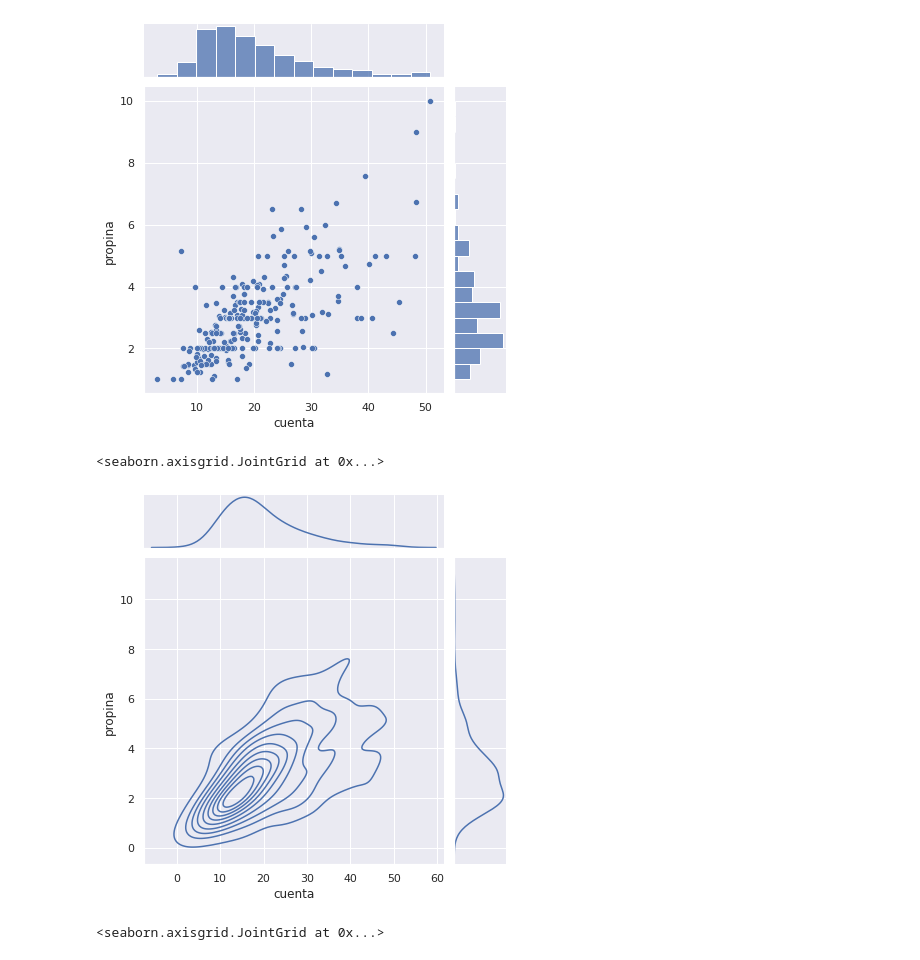
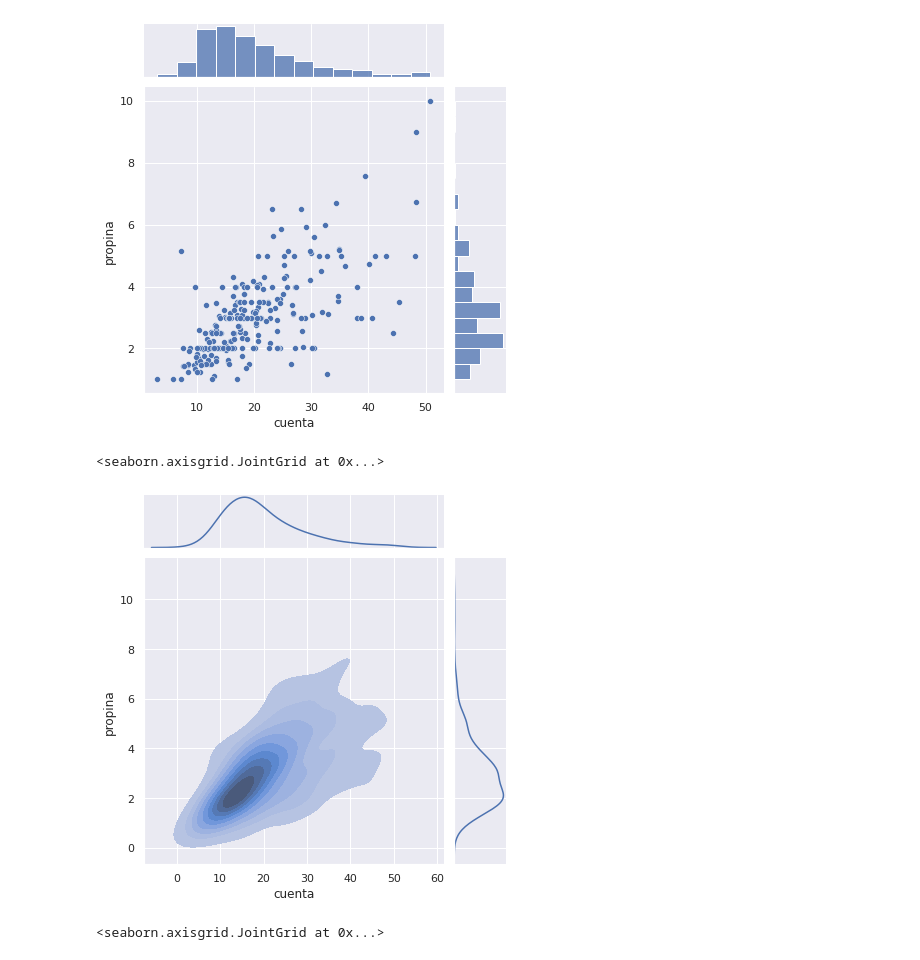
Before and after one commit to dgtrabada/python, a Jupyter notebook: 10_Seaborn/Seaborn.ipynb, the cells around one changed output. Saved outputs shown, nothing was run; the diff lists cells and outputs as text; code cells hidden in the pictures.

```diff
--- a/10_Seaborn/Seaborn.ipynb
+++ b/10_Seaborn/Seaborn.ipynb
@@ -33,10 +33,10 @@ sns.jointplot(x='cuenta', y='propina',data=tips)
 <seaborn.axisgrid.JointGrid at 0x...>
 [figure]
 # %%
-sns.jointplot(x='cuenta', y='propina', data=tips, kind='kde')
+sns.jointplot(x='cuenta', y='propina', data=tips, kind='kde', shade = True)
 # %% [output]
 <seaborn.axisgrid.JointGrid at 0x...>
-[figure, old version]
+[figure, new version]
 # %%
 sns.jointplot(x='cuenta', y='propina', data=tips, kind='reg')
 # %% [output]
```
Also changed, not shown: parts of 14 cells of this notebook, 1 other file.
